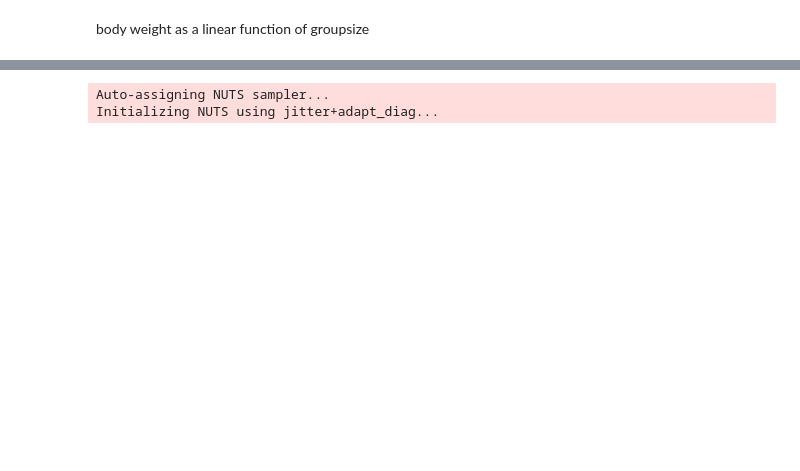
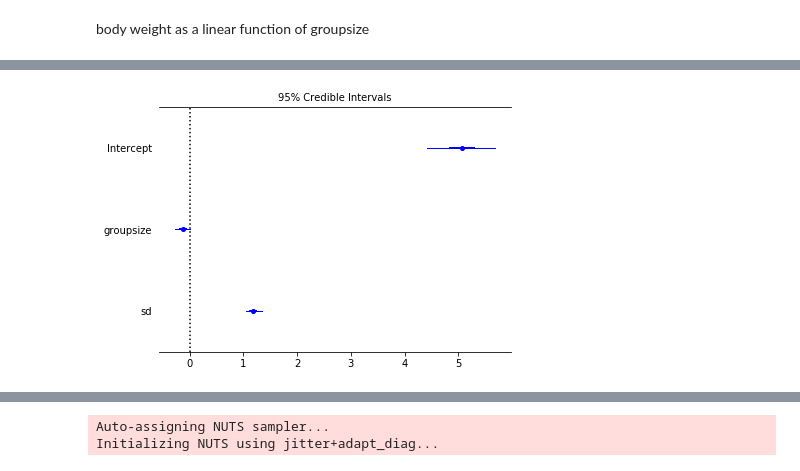
Before and after one commit to EhudTsivion/rethinking-practice-with-python, a Jupyter notebook: chapter_5_homework.ipynb, the cells around one changed output, grey strips where cells are left out. Saved outputs shown, nothing was run; the diff lists cells and outputs as text; code cells hidden in the pictures; blank space fills up the shorter version.

```diff
--- a/chapter_5_homework.ipynb
+++ b/chapter_5_homework.ipynb
@@ -339,0 +367,4 @@ body weight as a linear function of groupsize
+# %%
+pm.forestplot(trace_MC5H12);
+# %% [output]
+[figure, added]
```
Also changed, not shown: parts of 32 cells of this notebook, 1 other file.
